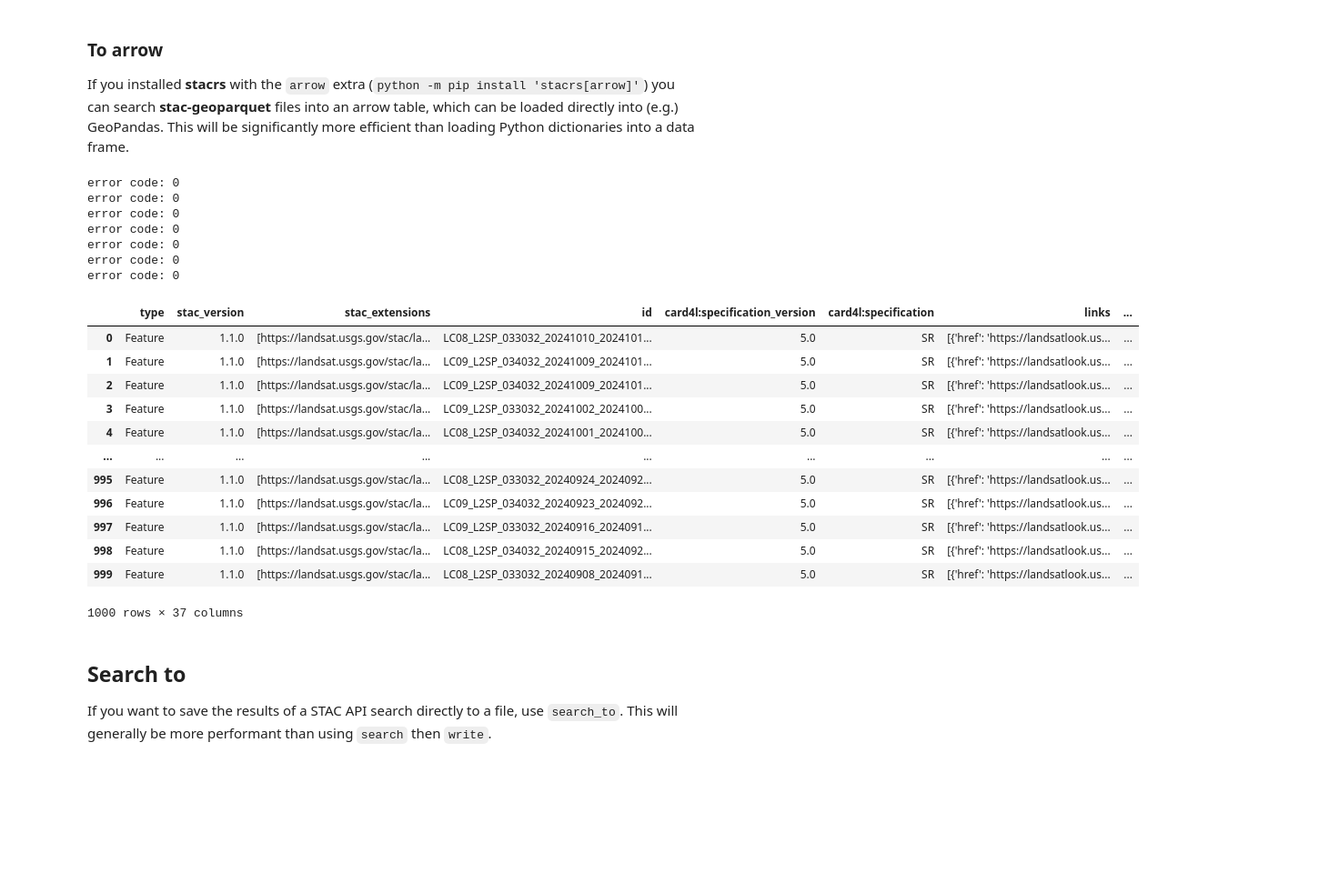
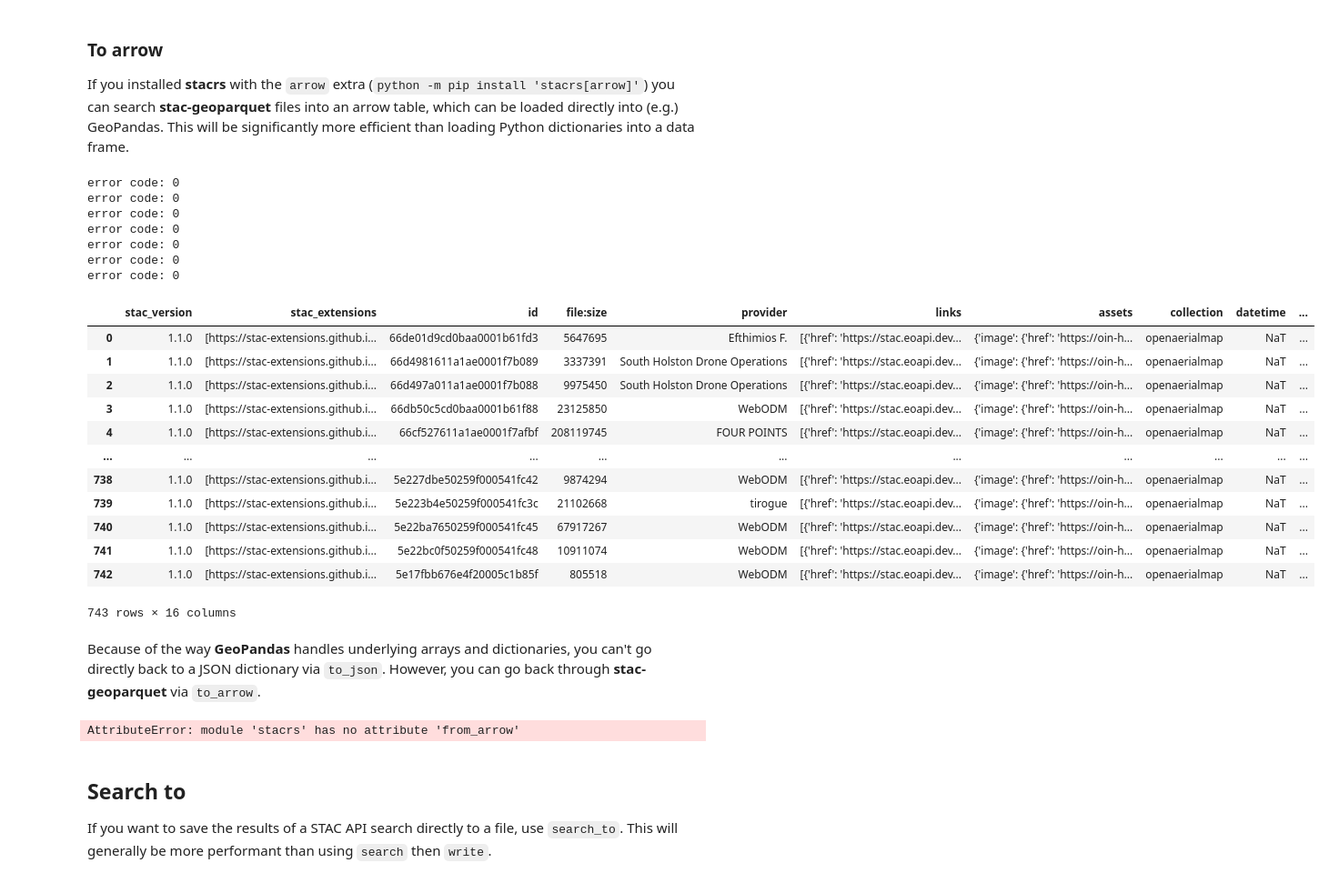
Before and after one commit to stac-utils/rustac-py, a Jupyter notebook: docs/example.ipynb, the cells around one changed output. Shown at 91% size. Drawn from its saved outputs; the diff is of its cells as text; code cells hidden in the pictures; blank space fills up the shorter version.

```diff
--- a/docs/example.ipynb
+++ b/docs/example.ipynb
@@ -65,31 +53,42 @@ This will be significantly more efficient than loading Python dictionaries into
 # %%
 from stacrs import DuckdbClient
 
 client = DuckdbClient()
-items = client.search_to_arrow("items.parquet", intersects={"type": "Point", "coordinates": [-105.1019, 40.1672]})  # you can search a parquet file with DuckDB
+items = client.search_to_arrow("items.parquet", datetime="2020-01-01T00:00:00Z/..")# you can search a parquet file with DuckDB
 data_frame = GeoDataFrame.from_arrow(items)
 data_frame
 # %% [output]
 error code: 0
 error code: 0
 error code: 0
 error code: 0
 error code: 0
 error code: 0
 error code: 0
-|  | type | stac_version | stac_extensions | id | card4l:specification_version | card4l:specification | links | ... |
-| 0 | Feature | 1.1.0 | [https://landsat.usgs.gov/stac/la... | LC08_L2SP_033032_20241010_2024101... | 5.0 | SR | [{'href': 'https://landsatlook.us... | ... |
-| 1 | Feature | 1.1.0 | [https://landsat.usgs.gov/stac/la... | LC09_L2SP_034032_20241009_2024101... | 5.0 | SR | [{'href': 'https://landsatlook.us... | ... |
-| 2 | Feature | 1.1.0 | [https://landsat.usgs.gov/stac/la... | LC09_L2SP_034032_20241009_2024101... | 5.0 | SR | [{'href': 'https://landsatlook.us... | ... |
-| 3 | Feature | 1.1.0 | [https://landsat.usgs.gov/stac/la... | LC09_L2SP_033032_20241002_2024100... | 5.0 | SR | [{'href': 'https://landsatlook.us... | ... |
-| 4 | Feature | 1.1.0 | [https://landsat.usgs.gov/stac/la... | LC08_L2SP_034032_20241001_2024100... | 5.0 | SR | [{'href': 'https://landsatlook.us... | ... |
-| ... | ... | ... | ... | ... | ... | ... | ... | ... |
-| 995 | Feature | 1.1.0 | [https://landsat.usgs.gov/stac/la... | LC08_L2SP_033032_20240924_2024092... | 5.0 | SR | [{'href': 'https://landsatlook.us... | ... |
-| 996 | Feature | 1.1.0 | [https://landsat.usgs.gov/stac/la... | LC09_L2SP_034032_20240923_2024092... | 5.0 | SR | [{'href': 'https://landsatlook.us... | ... |
-| 997 | Feature | 1.1.0 | [https://landsat.usgs.gov/stac/la... | LC09_L2SP_033032_20240916_2024091... | 5.0 | SR | [{'href': 'https://landsatlook.us... | ... |
-| 998 | Feature | 1.1.0 | [https://landsat.usgs.gov/stac/la... | LC08_L2SP_034032_20240915_2024092... | 5.0 | SR | [{'href': 'https://landsatlook.us... | ... |
-| 999 | Feature | 1.1.0 | [https://landsat.usgs.gov/stac/la... | LC08_L2SP_033032_20240908_2024091... | 5.0 | SR | [{'href': 'https://landsatlook.us... | ... |
+|  | stac_version | stac_extensions | id | file:size | provider | links | assets | collection | datetime | ... |
+| 0 | 1.1.0 | [https://stac-extensions.github.i... | 66de01d9cd0baa0001b61fd3 | 5647695 | Efthimios F. | [{'href': 'https://stac.eoapi.dev... | {'image': {'href': 'https://oin-h... | openaerialmap | NaT | ... |
+| 1 | 1.1.0 | [https://stac-extensions.github.i... | 66d4981611a1ae0001f7b089 | 3337391 | South Holston Drone Operations | [{'href': 'https://stac.eoapi.dev... | {'image': {'href': 'https://oin-h... | openaerialmap | NaT | ... |
+| 2 | 1.1.0 | [https://stac-extensions.github.i... | 66d497a011a1ae0001f7b088 | 9975450 | South Holston Drone Operations | [{'href': 'https://stac.eoapi.dev... | {'image': {'href': 'https://oin-h... | openaerialmap | NaT | ... |
+| 3 | 1.1.0 | [https://stac-extensions.github.i... | 66db50c5cd0baa0001b61f88 | 23125850 | WebODM | [{'href': 'https://stac.eoapi.dev... | {'image': {'href': 'https://oin-h... | openaerialmap | NaT | ... |
+| 4 | 1.1.0 | [https://stac-extensions.github.i... | 66cf527611a1ae0001f7afbf | 208119745 | FOUR POINTS | [{'href': 'https://stac.eoapi.dev... | {'image': {'href': 'https://oin-h... | openaerialmap | NaT | ... |
+| ... | ... | ... | ... | ... | ... | ... | ... | ... | ... | ... |
+| 738 | 1.1.0 | [https://stac-extensions.github.i... | 5e227dbe50259f000541fc42 | 9874294 | WebODM | [{'href': 'https://stac.eoapi.dev... | {'image': {'href': 'https://oin-h... | openaerialmap | NaT | ... |
+| 739 | 1.1.0 | [https://stac-extensions.github.i... | 5e223b4e50259f000541fc3c | 21102668 | tirogue | [{'href': 'https://stac.eoapi.dev... | {'image': {'href': 'https://oin-h... | openaerialmap | NaT | ... |
+| 740 | 1.1.0 | [https://stac-extensions.github.i... | 5e22ba7650259f000541fc45 | 67917267 | WebODM | [{'href': 'https://stac.eoapi.dev... | {'image': {'href': 'https://oin-h... | openaerialmap | NaT | ... |
+| 741 | 1.1.0 | [https://stac-extensions.github.i... | 5e22bc0f50259f000541fc48 | 10911074 | WebODM | [{'href': 'https://stac.eoapi.dev... | {'image': {'href': 'https://oin-h... | openaerialmap | NaT | ... |
+| 742 | 1.1.0 | [https://stac-extensions.github.i... | 5e17fbb676e4f20005c1b85f | 805518 | WebODM | [{'href': 'https://stac.eoapi.dev... | {'image': {'href': 'https://oin-h... | openaerialmap | NaT | ... |
-1000 rows × 37 columns
+743 rows × 16 columns
+# %% [markdown]
+Because of the way **GeoPandas** handles underlying arrays and dictionaries, you can't go directly back to a JSON dictionary via `to_json`.
+However, you can go back through **stac-geoparquet** via `to_arrow`.
+# %%
+from pystac import ItemCollection
+
+table = data_frame.to_arrow()
+item_collection_dict = stacrs.from_arrow(table)
+ItemCollection.from_dict(item_collection_dict)
+# %% [output]
+AttributeError: module 'stacrs' has no attribute 'from_arrow'
 # %% [markdown]
 ## Search to
 
```
Also changed, not shown: parts of 5 cells of this notebook, 7 other files.
